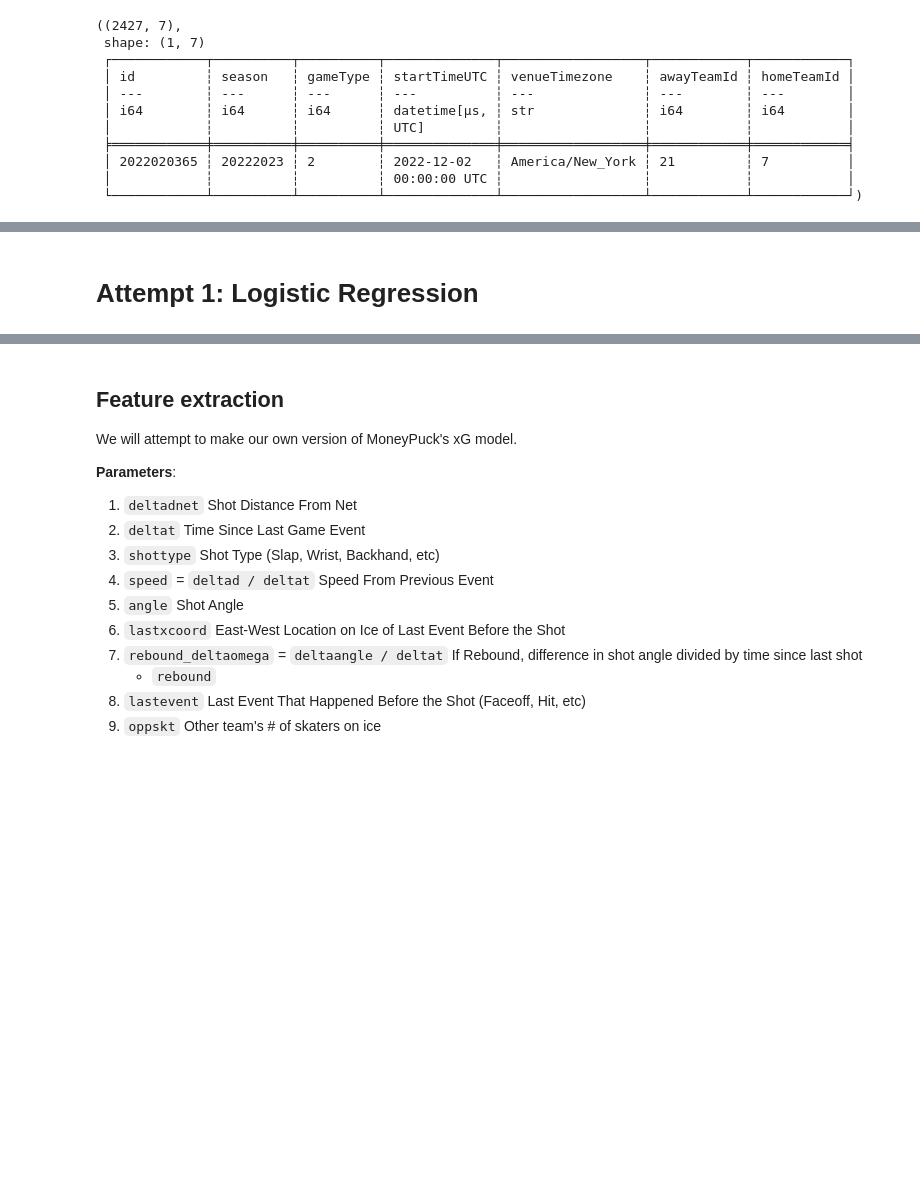
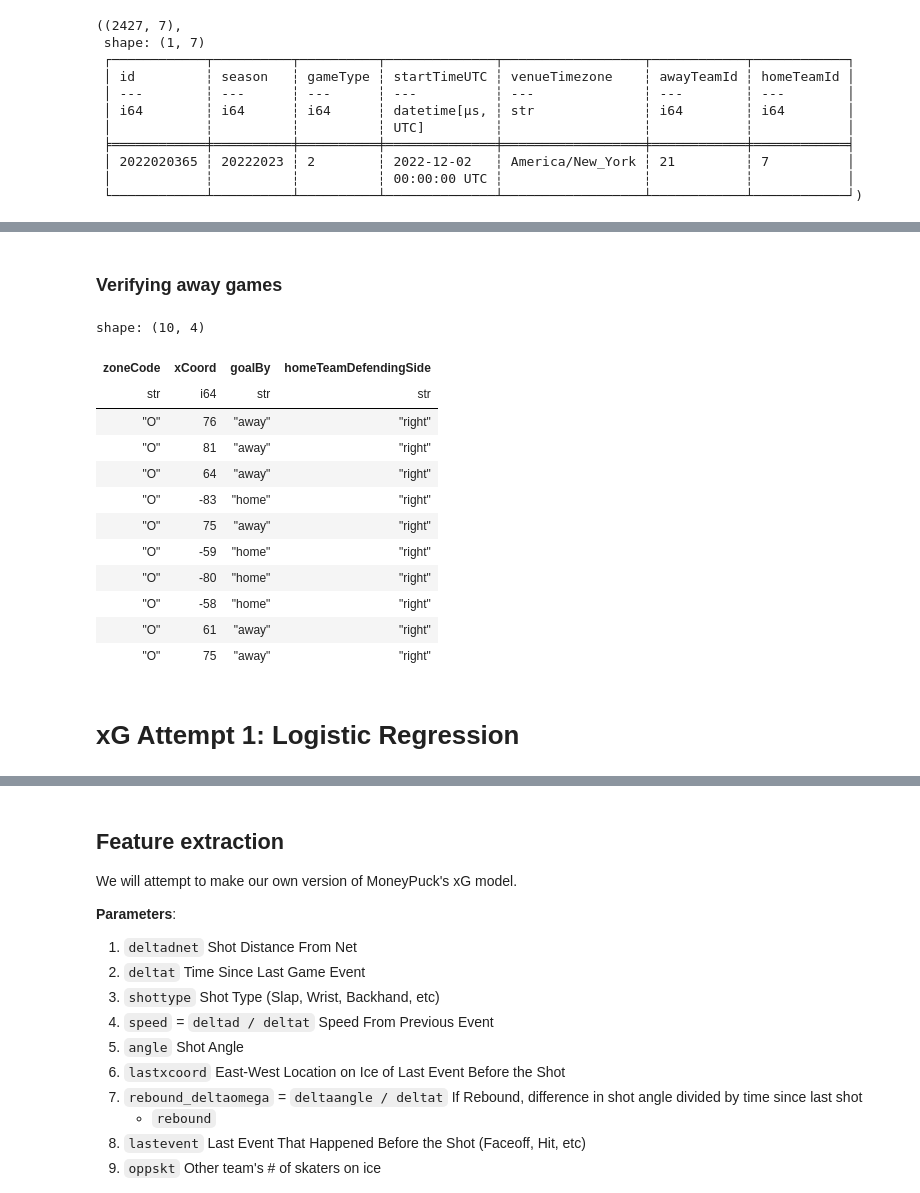
Before and after one commit to trxe/nhl_data_demo, a Jupyter notebook: xgoals.ipynb, the cells around one changed output, grey strips where cells are left out. Drawn from its saved outputs; the diff is of its cells as text; code cells hidden in the pictures; blank space fills up the shorter version.

```diff
--- a/xgoals.ipynb
+++ b/xgoals.ipynb
@@ -103,3 +103,6 @@ GAMES.collect().shape, GAMES.head(1).collect()
  │ 2022020365 ┆ 20222023 ┆ 2        ┆ 2022-12-02   ┆ America/New_York ┆ 21         ┆ 7          │
  │            ┆          ┆          ┆ 00:00:00 UTC ┆                  ┆            ┆            │
  └────────────┴──────────┴──────────┴──────────────┴──────────────────┴────────────┴────────────┘)
+# %%
+COMBINED_PLAYS = PLAYS.join(PLAY_DETAILS, on=['gameId', 'eventId'])
+COMBINED_PLAYS.head(1).collect()
@@ -106,5 +122,32 @@ GAMES.collect().shape, GAMES.head(1).collect()
+# %% [markdown]
+### Verifying away games
+# %%
+(
+    COMBINED_PLAYS
+    .filter(pl.col('homeTeamDefendingSide') == pl.lit('right'))
+    .filter(pl.col('typeDescKey') == pl.lit('goal'))
+    .join(GAMES, left_on="gameId", right_on="id")
+    .with_columns(goalBy=pl.when(pl.col('eventOwnerTeamId') == pl.col('homeTeamId')).then(pl.lit('home')).otherwise(pl.lit('away')))
+    .select(['zoneCode', 'xCoord', 'goalBy', 'homeTeamDefendingSide'])
+    .head(10)
+    .collect()
+)
+# %% [output]
+shape: (10, 4)
+| zoneCode | xCoord | goalBy | homeTeamDefendingSide |
+| str | i64 | str | str |
+| "O" | 76 | "away" | "right" |
+| "O" | 81 | "away" | "right" |
+| "O" | 64 | "away" | "right" |
+| "O" | -83 | "home" | "right" |
+| "O" | 75 | "away" | "right" |
+| "O" | -59 | "home" | "right" |
+| "O" | -80 | "home" | "right" |
+| "O" | -58 | "home" | "right" |
+| "O" | 61 | "away" | "right" |
+| "O" | 75 | "away" | "right" |
 # %% [markdown]
-# Attempt 1: Logistic Regression
+# xG Attempt 1: Logistic Regression
 # %%
 # setting up some constants
 SHOT_TYPE_DESC_KEY = ['shot-on-goal', 'blocked-shot', 'missed-shot', 'goal']
```
Also changed, not shown: parts of 3 cells of this notebook.
